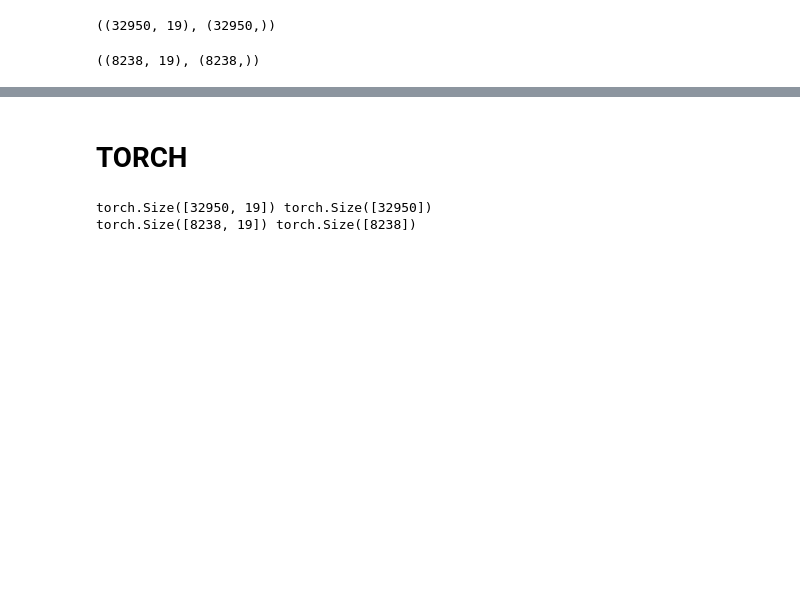
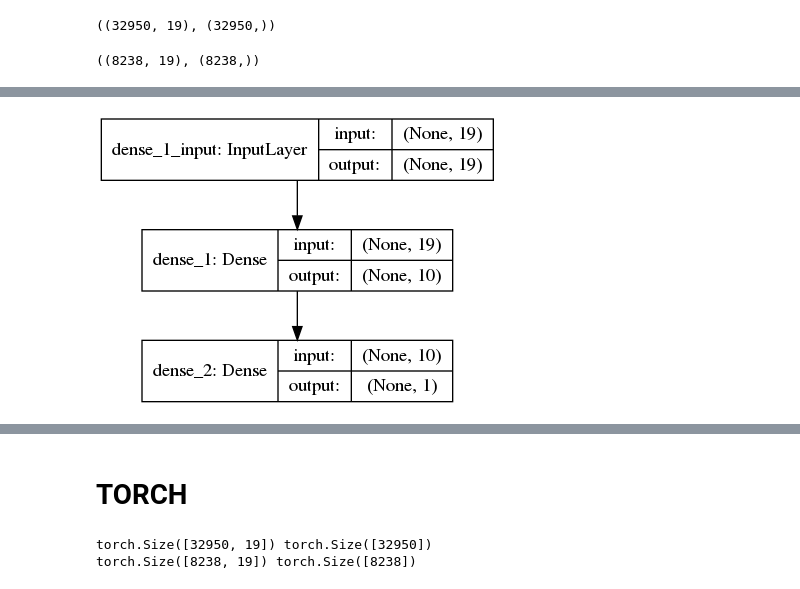
Before and after one commit to jalil-M/Opt-Project, a Jupyter notebook: test-jalil.ipynb, the cells around one changed output, grey strips where cells are left out. Cells and saved outputs as stored; diff of their text form; code cells hidden in the pictures; blank space fills up the shorter version.

```diff
--- a/test-jalil.ipynb
+++ b/test-jalil.ipynb
@@ -202 +216,5 @@ model.add(Dense(1, activation='sigmoid'))
+# %%
+plot_model(model, to_file='model_plot.png', show_shapes=True, show_layer_names=True)
+# %% [output]
+[figure, added]
 # %%
```
Also changed, not shown: parts of 18 cells of this notebook, 1 other file.
